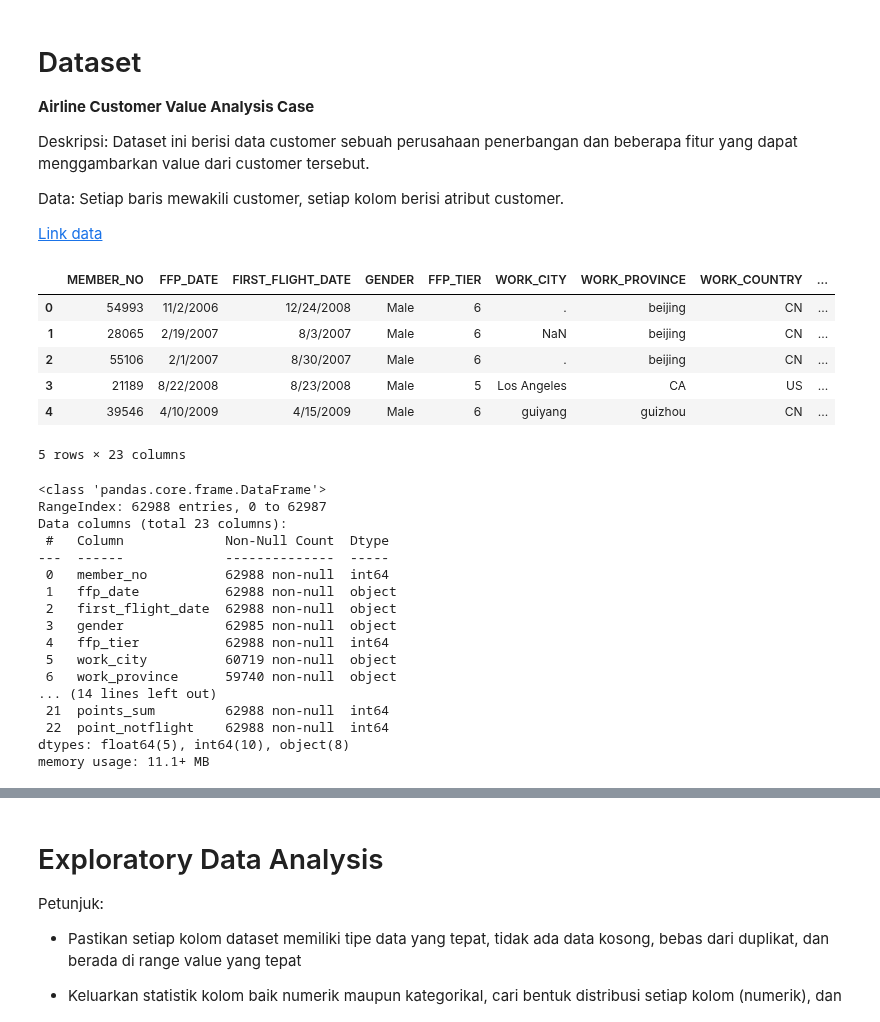
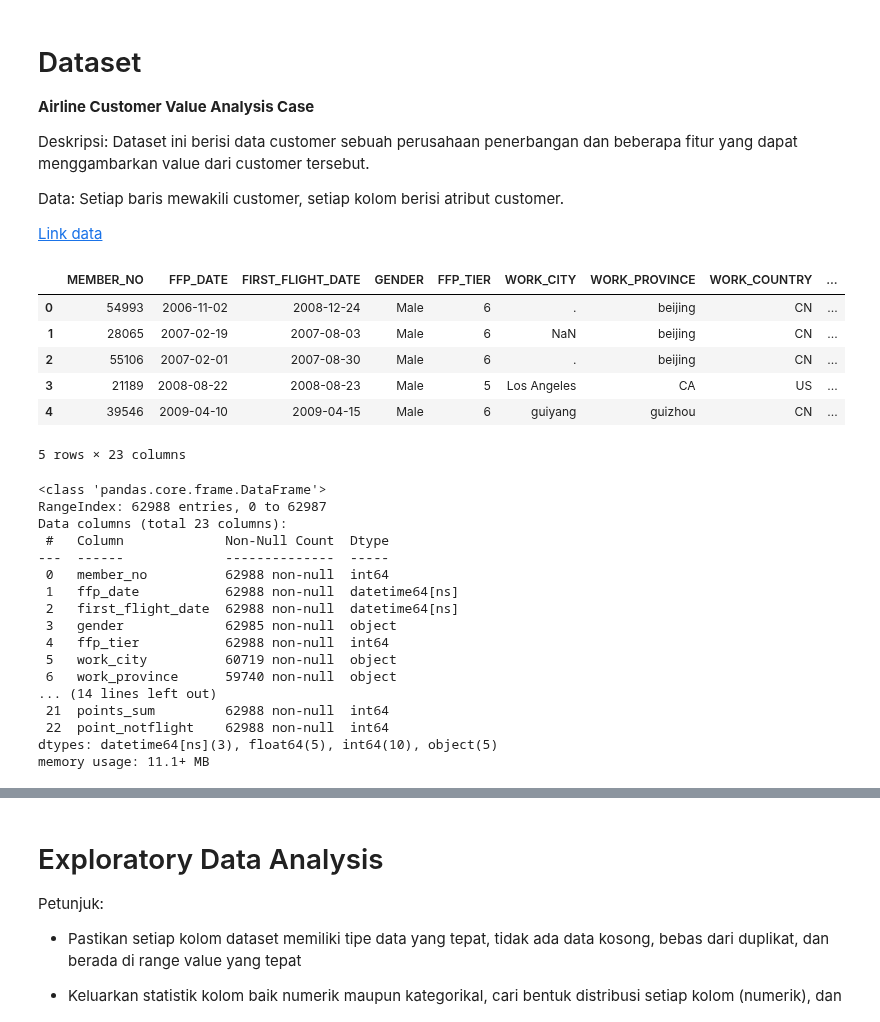
Before and after one commit to mezkymy/airline-cv-analysis, a Jupyter notebook: airline_cust_value_analysis.ipynb, the cells around one changed output, grey strips where cells are left out. Drawn from its saved outputs; the diff is of its cells as text; code cells hidden in the pictures.

Commit message:
added parse dates to reader, handled errors in date, added/fixed some descriptions

```diff
--- a/airline_cust_value_analysis.ipynb
+++ b/airline_cust_value_analysis.ipynb
@@ -34,16 +36,16 @@ Setiap baris mewakili customer, setiap kolom berisi atribut customer.
 
 [Link data](https://drive.google.com/drive/folders/1v7BjYPybGlhQ9oNiPwgA-1l1uh3Vi3yW)
 # %%
-raw_data = pd.read_csv('https://raw.githubusercontent.com/mezkymy/airline-cv-analysis/main/flight.csv')
+raw_data = pd.read_csv('https://raw.githubusercontent.com/mezkymy/airline-cv-analysis/main/flight.csv', parse_dates=['FFP_DATE', 'FIRST_FLIGHT_DATE', 'LOAD_TIME', 'LAST_FLIGHT_DATE'])
 df = raw_data.copy()
 df.head()
 # %% [output]
 |  | MEMBER_NO | FFP_DATE | FIRST_FLIGHT_DATE | GENDER | FFP_TIER | WORK_CITY | WORK_PROVINCE | WORK_COUNTRY | ... |
-| 0 | 54993 | 11/2/2006 | 12/24/2008 | Male | 6 | . | beijing | CN | ... |
-| 1 | 28065 | 2/19/2007 | 8/3/2007 | Male | 6 | NaN | beijing | CN | ... |
-| 2 | 55106 | 2/1/2007 | 8/30/2007 | Male | 6 | . | beijing | CN | ... |
-| 3 | 21189 | 8/22/2008 | 8/23/2008 | Male | 5 | Los Angeles | CA | US | ... |
-| 4 | 39546 | 4/10/2009 | 4/15/2009 | Male | 6 | guiyang | guizhou | CN | ... |
+| 0 | 54993 | 2006-11-02 | 2008-12-24 | Male | 6 | . | beijing | CN | ... |
+| 1 | 28065 | 2007-02-19 | 2007-08-03 | Male | 6 | NaN | beijing | CN | ... |
+| 2 | 55106 | 2007-02-01 | 2007-08-30 | Male | 6 | . | beijing | CN | ... |
+| 3 | 21189 | 2008-08-22 | 2008-08-23 | Male | 5 | Los Angeles | CA | US | ... |
+| 4 | 39546 | 2009-04-10 | 2009-04-15 | Male | 6 | guiyang | guizhou | CN | ... |
 5 rows × 23 columns
 # %%
 # standardize column header to all lowercase to ease readability and processing
@@ -56,8 +58,8 @@ Data columns (total 23 columns):
  #   Column             Non-Null Count  Dtype
 ---  ------             --------------  -----
  0   member_no          62988 non-null  int64
- 1   ffp_date           62988 non-null  object
- 2   first_flight_date  62988 non-null  object
+ 1   ffp_date           62988 non-null  datetime64[ns]
+ 2   first_flight_date  62988 non-null  datetime64[ns]
  3   gender             62985 non-null  object
  4   ffp_tier           62988 non-null  int64
  5   work_city          60719 non-null  object
@@ -65,6 +67,6 @@ Data columns (total 23 columns):
 ... (14 lines left out)
  21  points_sum         62988 non-null  int64
  22  point_notflight    62988 non-null  int64
-dtypes: float64(5), int64(10), object(8)
+dtypes: datetime64[ns](3), float64(5), int64(10), object(5)
 memory usage: 11.1+ MB
 # %% [markdown]
```
Also changed, not shown: parts of 16 cells of this notebook.
